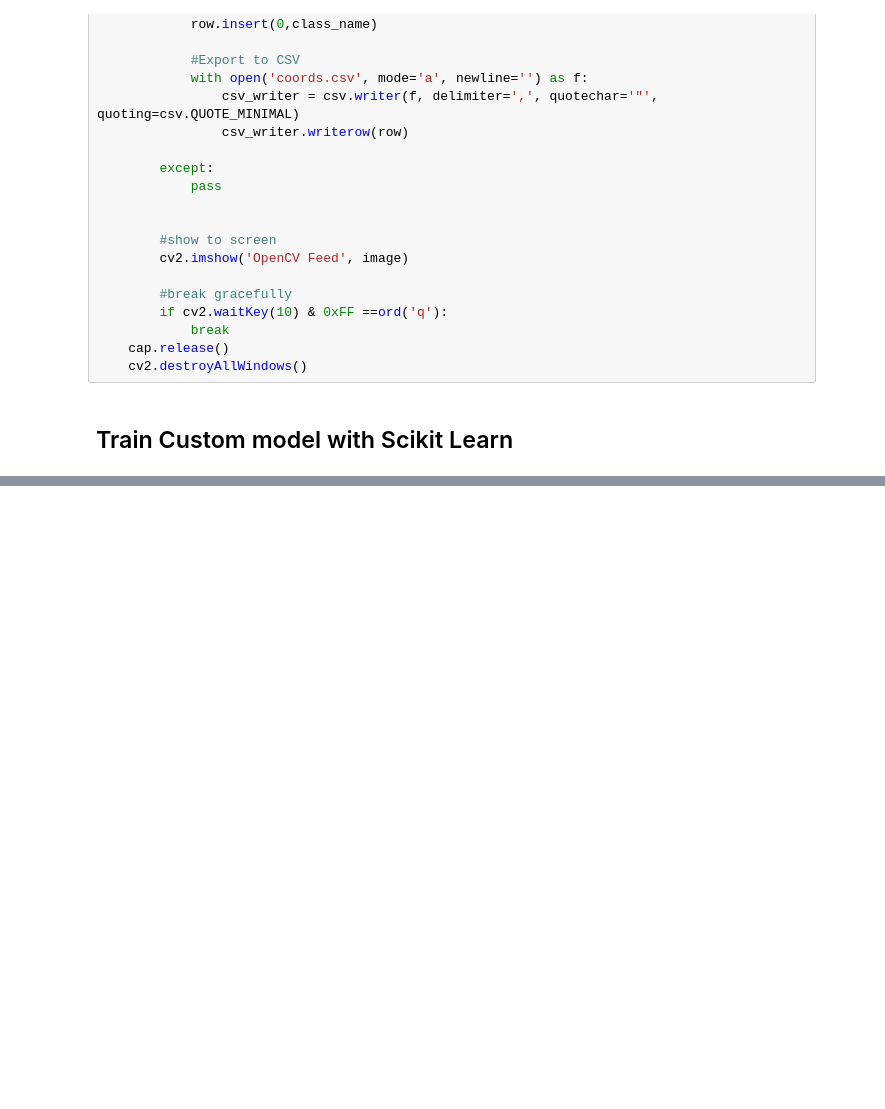
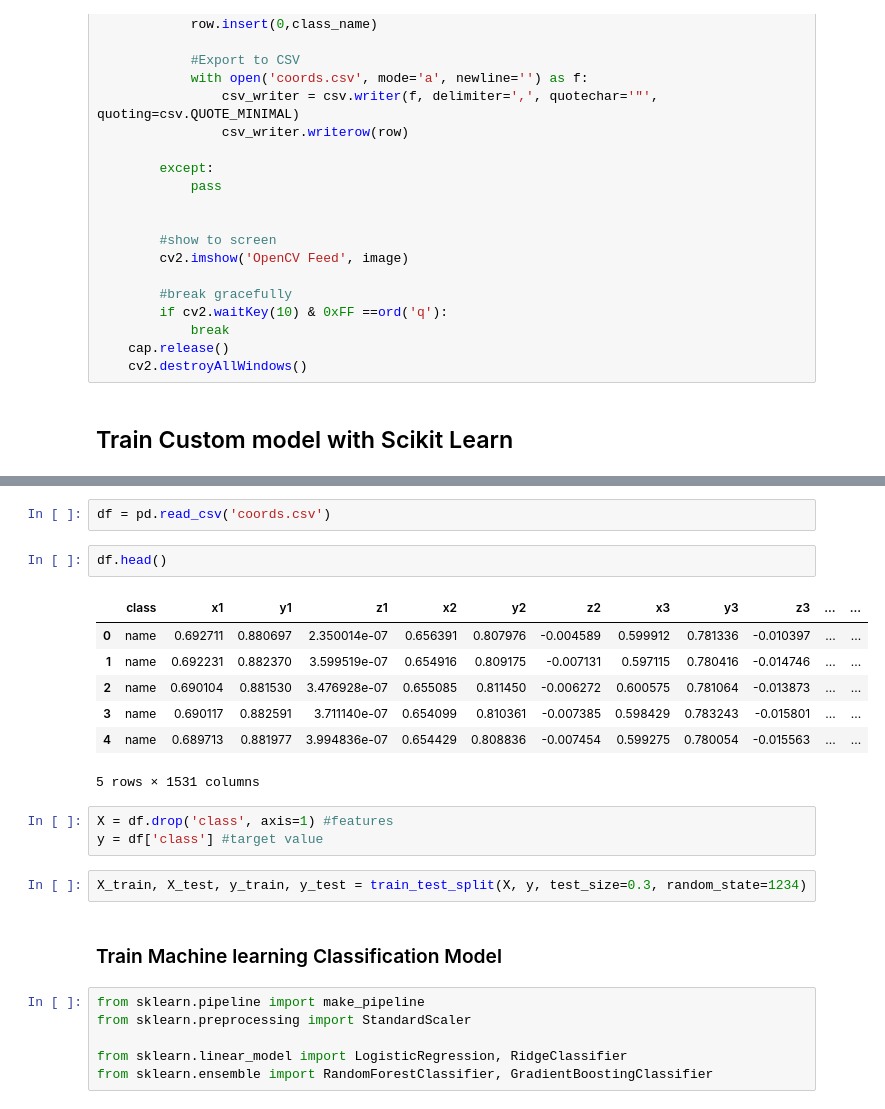
Before and after one commit to SignSema/Sign-language-detection-and-Translation-Mediapipe, a Jupyter notebook: Sign Language Without Temporal Awareness.ipynb, the cells around one changed output, grey strips where cells are left out. Cells and saved outputs as stored; diff of their text form; blank space fills up the shorter version.

Commit message:
training done

```diff
--- a/Sign Language Without Temporal Awareness.ipynb
+++ b/Sign Language Without Temporal Awareness.ipynb
@@ -383,0 +369,25 @@ Successfully installed pandas-1.4.1 pytz-2021.3
+# %%
+df = pd.read_csv('coords.csv')
+# %%
+df.head()
+# %% [output]
+|  | class | x1 | y1 | z1 | x2 | y2 | z2 | x3 | y3 | z3 | ... | ... |
+| 0 | name | 0.692711 | 0.880697 | 2.350014e-07 | 0.656391 | 0.807976 | -0.004589 | 0.599912 | 0.781336 | -0.010397 | ... | ... |
+| 1 | name | 0.692231 | 0.882370 | 3.599519e-07 | 0.654916 | 0.809175 | -0.007131 | 0.597115 | 0.780416 | -0.014746 | ... | ... |
+| 2 | name | 0.690104 | 0.881530 | 3.476928e-07 | 0.655085 | 0.811450 | -0.006272 | 0.600575 | 0.781064 | -0.013873 | ... | ... |
+| 3 | name | 0.690117 | 0.882591 | 3.711140e-07 | 0.654099 | 0.810361 | -0.007385 | 0.598429 | 0.783243 | -0.015801 | ... | ... |
+| 4 | name | 0.689713 | 0.881977 | 3.994836e-07 | 0.654429 | 0.808836 | -0.007454 | 0.599275 | 0.780054 | -0.015563 | ... | ... |
+5 rows × 1531 columns
+# %%
+X = df.drop('class', axis=1) #features
+y = df['class'] #target value
+# %%
+X_train, X_test, y_train, y_test = train_test_split(X, y, test_size=0.3, random_state=1234)
+# %% [markdown]
+### Train Machine learning Classification Model
+# %%
+from sklearn.pipeline import make_pipeline
+from sklearn.preprocessing import StandardScaler
+
+from sklearn.linear_model import LogisticRegression, RidgeClassifier
+from sklearn.ensemble import RandomForestClassifier, GradientBoostingClassifier
```
Also changed, not shown: parts of 15 cells of this notebook, 3 other files.
